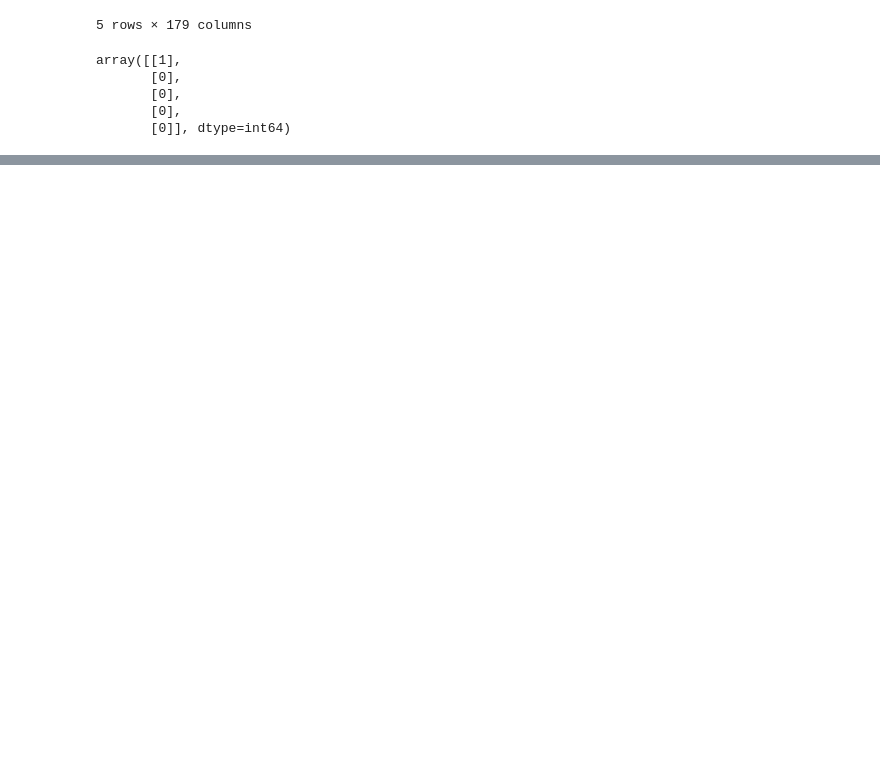
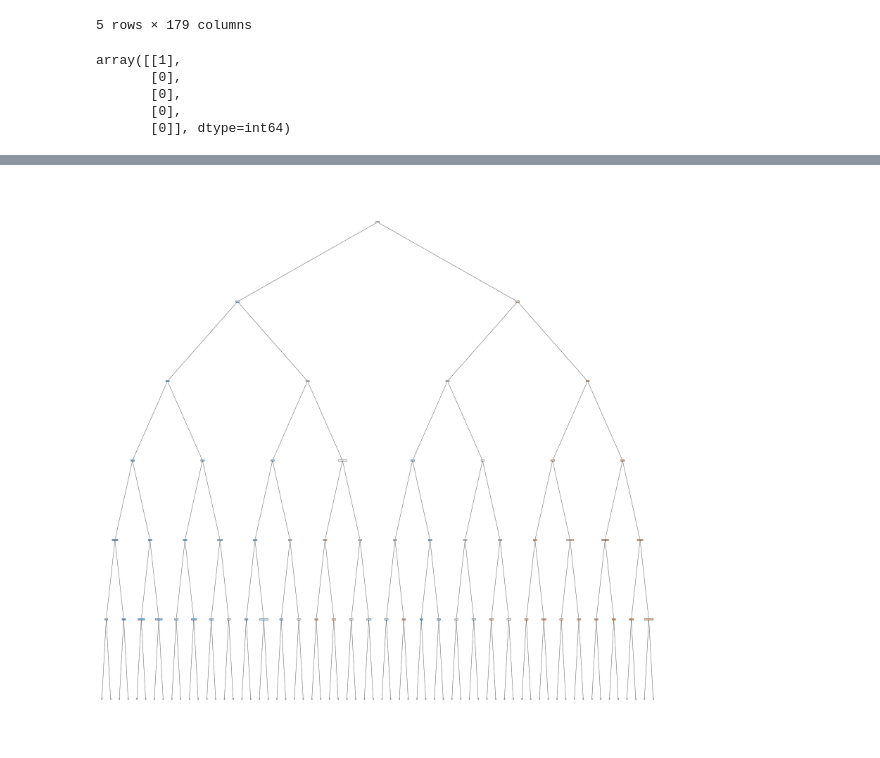
Before and after one commit to rwoodill/credit-card-defaulters, a Jupyter notebook: Documents/testing.ipynb, the cells around one changed output, grey strips where cells are left out. Cells and saved outputs as stored; diff of their text form; code cells hidden in the pictures; blank space fills up the shorter version.

```diff
--- a/Documents/testing.ipynb
+++ b/Documents/testing.ipynb
@@ -108,0 +157,11 @@ weighted avg       0.95      0.95      0.95     76763
+# %%
+#tree plot
+class_names = ['Normal','Defaulters']
+
+fig = plt.figure(figsize=(50,50))
+_ = tree.plot_tree(model,
+                   feature_names=columns_names,
+                   class_names=class_names,
+                   filled=True)
+# %% [output]
+[figure, added]
```
Also changed, not shown: parts of 6 cells of this notebook, 1 other file.
